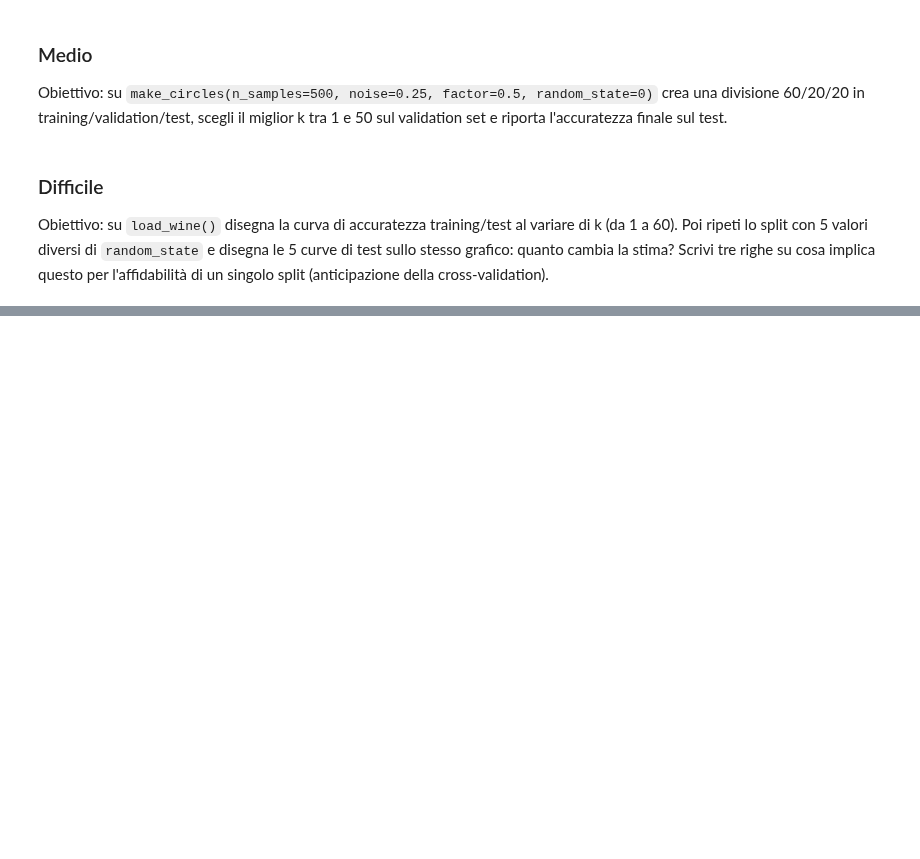
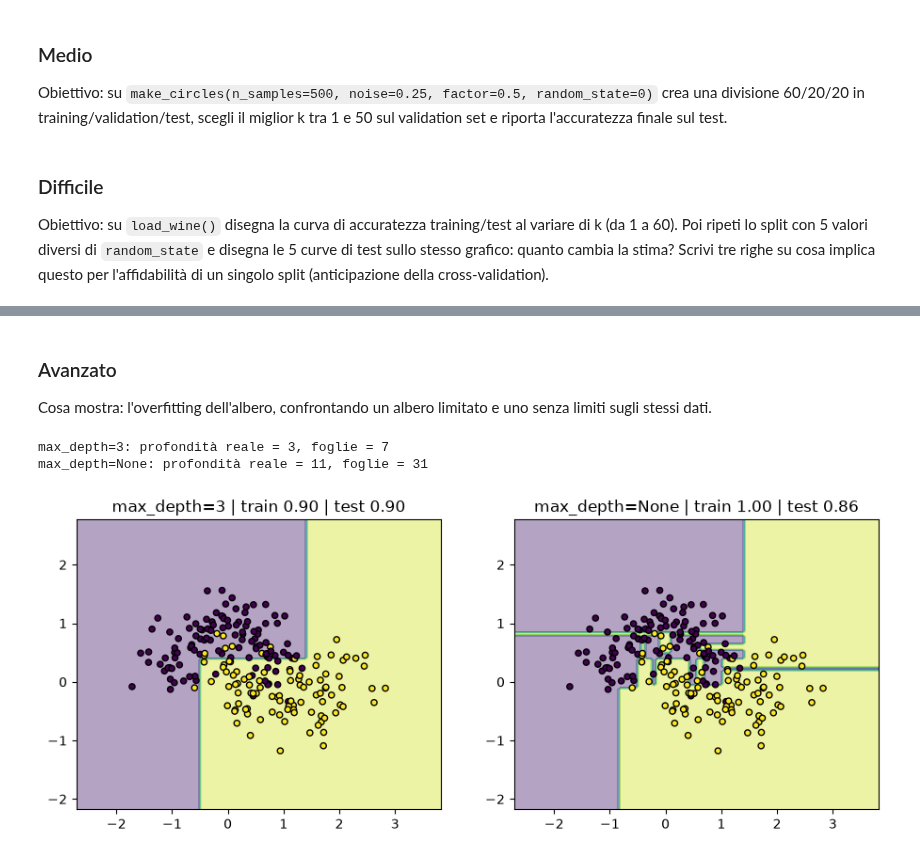
Before and after one commit to MaSTERmIKK/Aula_PythonAi_Ottobre, a Jupyter notebook: CorsoIt/14_Lunedi_26/giorno-1-fondamenti-ml.ipynb, the cells around one changed output, grey strips where cells are left out. Saved outputs shown, nothing was run; the diff lists cells and outputs as text; code cells hidden in the pictures; blank space fills up the shorter version.

```diff
--- a/CorsoIt/14_Lunedi_26/giorno-1-fondamenti-ml.ipynb
+++ b/CorsoIt/14_Lunedi_26/giorno-1-fondamenti-ml.ipynb
@@ -1214,0 +1505,26 @@ Obiettivo: su `load_wine()` disegna la curva di accuratezza training/test al var
+# %% [markdown]
+### Avanzato
+Cosa mostra: l'overfitting dell'albero, confrontando un albero limitato e uno senza limiti sugli stessi dati.
+# %%
+import matplotlib.pyplot as plt
+from sklearn.datasets import make_moons
+from sklearn.model_selection import train_test_split
+from sklearn.tree import DecisionTreeClassifier
+from sklearn.inspection import DecisionBoundaryDisplay
+
+X, y = make_moons(n_samples=300, noise=0.3, random_state=42)
+X_train, X_test, y_train, y_test = train_test_split(X, y, test_size=0.3, random_state=42)
+
+fig, axes = plt.subplots(1, 2, figsize=(11, 4))
+for ax, prof in zip(axes, [3, None]):                # None = nessun limite alla profondità
+    albero = DecisionTreeClassifier(max_depth=prof, random_state=42).fit(X_train, y_train)
+    DecisionBoundaryDisplay.from_estimator(albero, X, response_method="predict", alpha=0.4, ax=ax)
+    ax.scatter(X_train[:, 0], X_train[:, 1], c=y_train, edgecolor="k", s=20)
+    ax.set_title(f"max_depth={prof} | train {albero.score(X_train, y_train):.2f} | "
+                 f"test {albero.score(X_test, y_test):.2f}")
+    print(f"max_depth={prof}: profondità reale = {albero.get_depth()}, foglie = {albero.get_n_leaves()}")
+plt.show()
+# %% [output]
+max_depth=3: profondità reale = 3, foglie = 7
+max_depth=None: profondità reale = 11, foglie = 31
+[figure, added]
```
Also changed, not shown: parts of 59 cells of this notebook.
